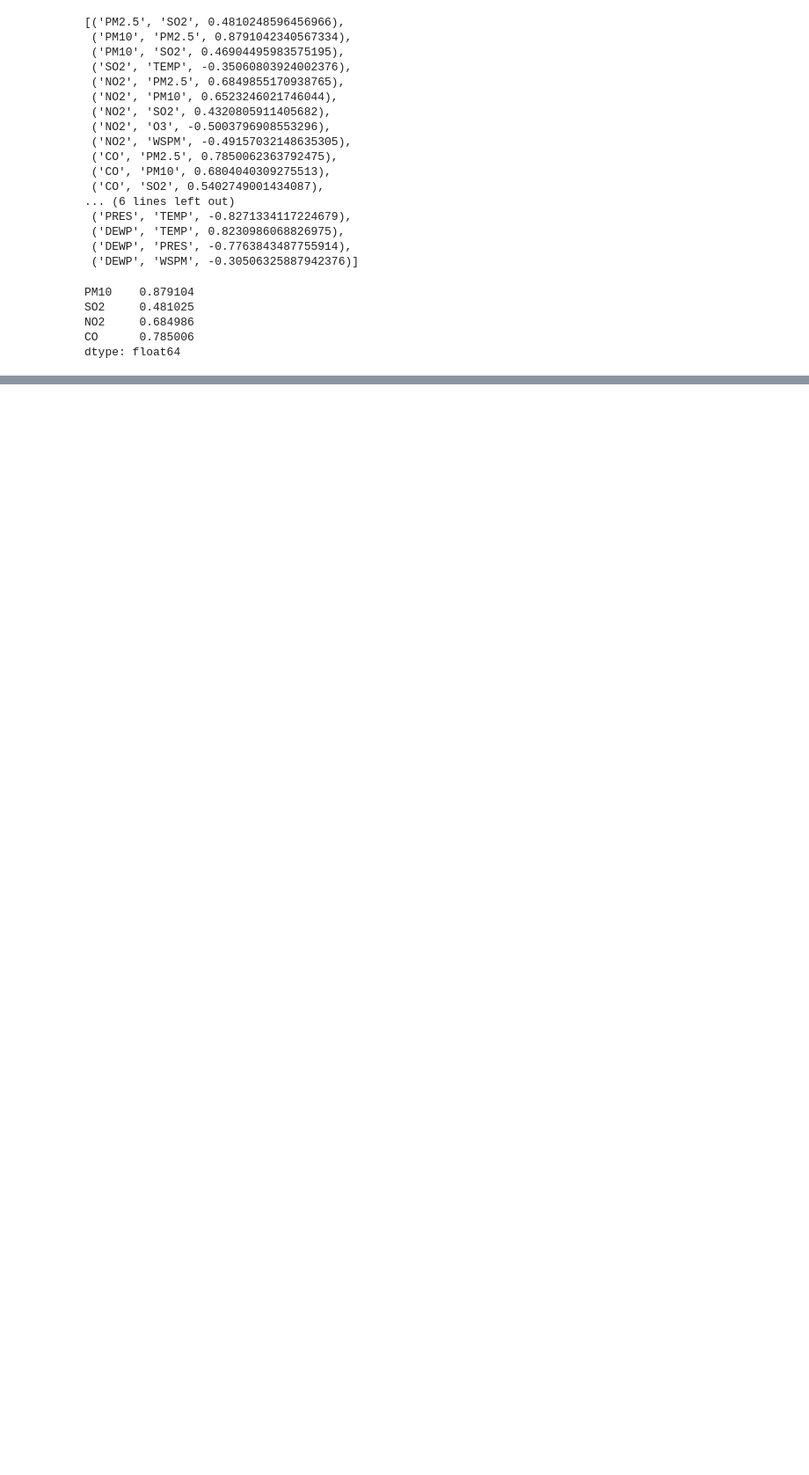
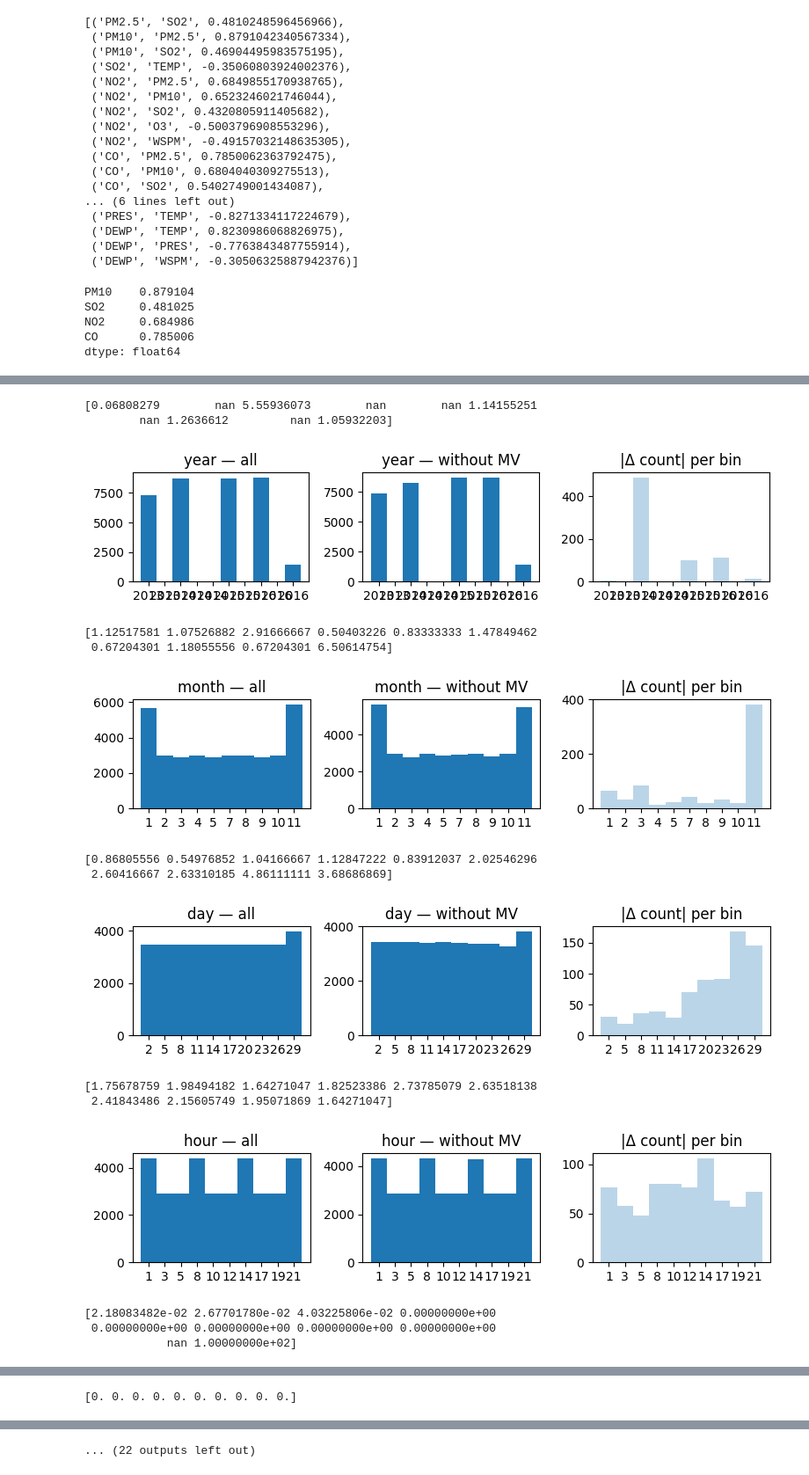
Before and after one commit to perujuice/AirQ_beijing, a Jupyter notebook: model.ipynb, the cells around one changed output, grey strips where cells are left out. Shown at 88% size. Saved outputs shown, nothing was run; the diff lists cells and outputs as text; code cells hidden in the pictures; blank space fills up the shorter version.

```diff
--- a/model.ipynb
+++ b/model.ipynb
@@ -235,0 +295,18 @@ def diagnose_mv(df, mv_column):
+# %%
+diagnose_mv(df, 'PM10')
+# %% [output]
+[0.06808279        nan 5.55936073        nan        nan 1.14155251
+        nan 1.2636612         nan 1.05932203]
+[figure, added]
+[1.12517581 1.07526882 2.91666667 0.50403226 0.83333333 1.47849462
+ 0.67204301 1.18055556 0.67204301 6.50614754]
+[figure, added]
+[0.86805556 0.54976852 1.04166667 1.12847222 0.83912037 2.02546296
+ 2.60416667 2.63310185 4.86111111 3.68686869]
+[figure, added]
+[1.75678759 1.98494182 1.64271047 1.82523386 2.73785079 2.63518138
+ 2.41843486 2.15605749 1.95071869 1.64271047]
+[figure, added]
+[2.18083482e-02 2.67701780e-02 4.03225806e-02 0.00000000e+00
+ 0.00000000e+00 0.00000000e+00 0.00000000e+00 0.00000000e+00
+            nan 1.00000000e+02]
@@ -235,0 +314 @@ def diagnose_mv(df, mv_column):
+[0. 0. 0. 0. 0. 0. 0. 0. 0. 0.]
@@ -235,0 +316 @@ def diagnose_mv(df, mv_column):
+... (22 outputs left out)
```
Also changed, not shown: parts of 17 cells of this notebook.
